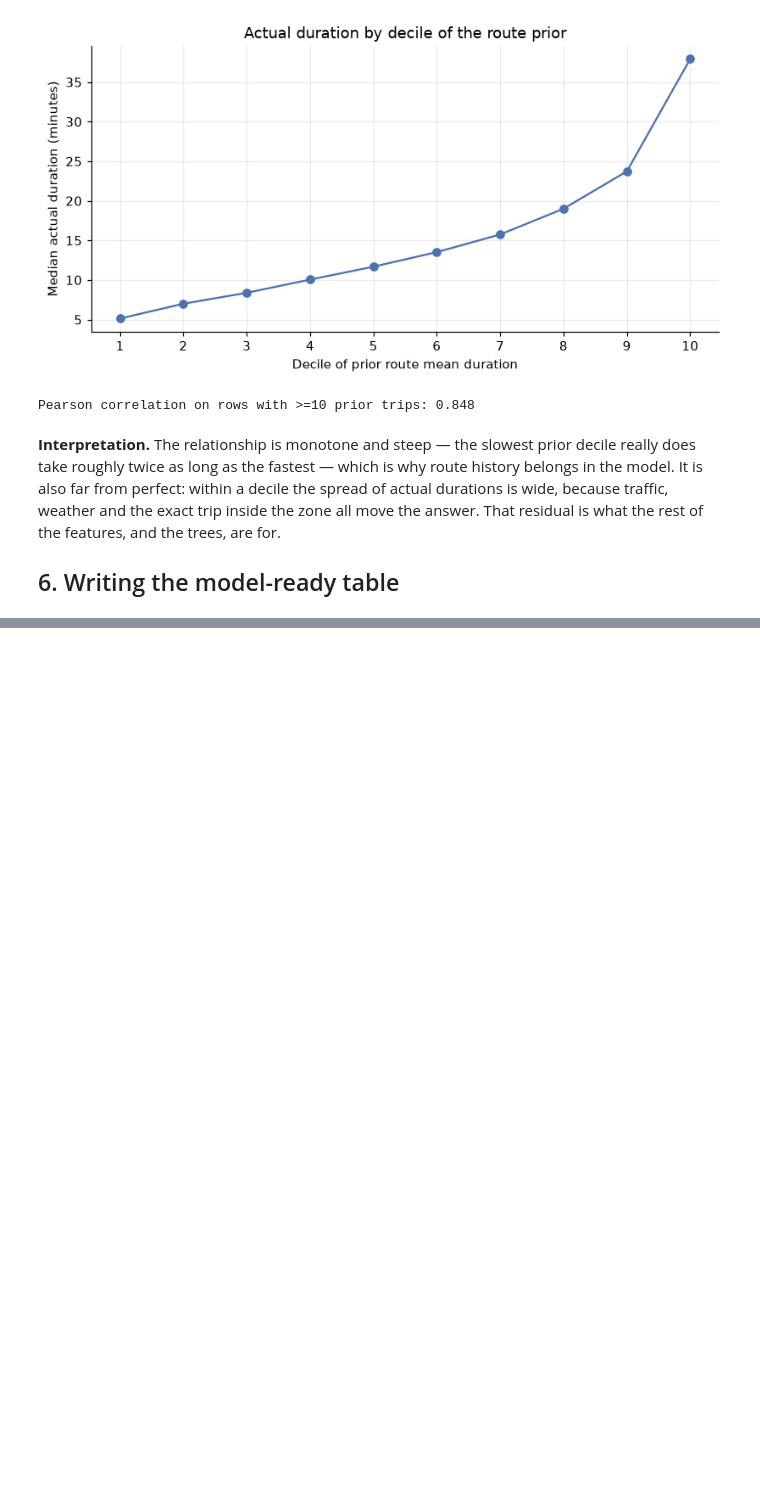
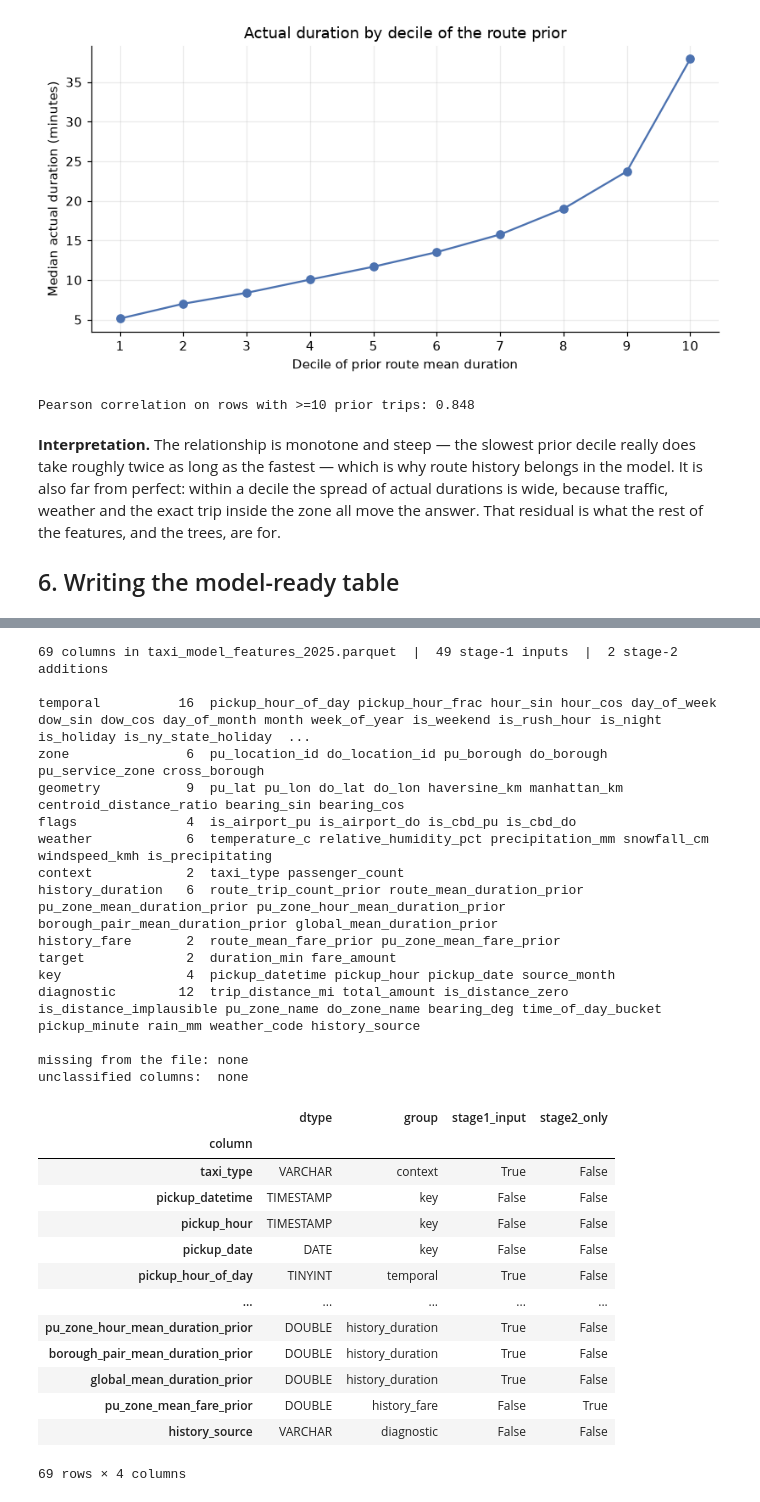
Before and after one commit to Shreyit/nyc-taxi-ml, a Jupyter notebook: notebooks/03_data_preprocessing_and_feature_engineering.ipynb, the cells around one changed output, grey strips where cells are left out. Cells and saved outputs as stored; diff of their text form; code cells hidden in the pictures; blank space fills up the shorter version.

```diff
--- a/notebooks/03_data_preprocessing_and_feature_engineering.ipynb
+++ b/notebooks/03_data_preprocessing_and_feature_engineering.ipynb
@@ -733,0 +738,80 @@ post-trip field is used to correct them.
+# %%
+KEY_COLUMNS = ["pickup_datetime", "pickup_hour", "pickup_date", "source_month"]
+LIST_GROUPS = {
+    "temporal": TEMPORAL, "zone": ZONE, "geometry": GEOMETRY, "flags": FLAGS, "weather": WEATHER,
+    "context": CONTEXT, "history_duration": HISTORY_DURATION, "history_fare": HISTORY_FARE,
+    "target": TARGETS, "key": KEY_COLUMNS,
+    "diagnostic": [c for c in POST_TRIP if c not in KEY_COLUMNS]
+                  + ["rain_mm", "weather_code", "history_source"],
+}
+group_of = {c: g for g, cols in LIST_GROUPS.items() for c in cols}
+
+schema = con.execute(f"DESCRIBE SELECT * FROM '{MODEL_READY}'").df()
+features = (schema[["column_name", "column_type"]]
+            .rename(columns={"column_name": "column", "column_type": "dtype"}))
+features["group"] = features.column.map(group_of).fillna("unclassified")
+features["stage1_input"] = features.column.isin(STAGE1_INPUTS)
+features["stage2_only"] = features.column.isin(STAGE2_INPUTS) & ~features.stage1_input
+
+missing = sorted(set(STAGE1_INPUTS) - set(features.column))
+unclassified = features.loc[features.group == "unclassified", "column"].tolist()
+
+print(f"{len(features)} columns in {MODEL_READY.name}  |  {int(features.stage1_input.sum())} stage-1 inputs"
+      f"  |  {int(features.stage2_only.sum())} stage-2 additions")
+print()
+for name, cols in LIST_GROUPS.items():
+    print(f"{name:17s} {len(cols):2d}  {' '.join(cols)}")
+print()
+print(f"missing from the file: {missing or 'none'}")
+print(f"unclassified columns:  {unclassified or 'none'}")
+assert not missing, missing
+display(features.set_index("column"))
+
+# Sanity of the seven features built in this notebook: no nulls, and values in range.
+derived = con.execute(f'''
+    SELECT count(*) FILTER (WHERE pickup_hour_frac IS NULL) AS null_hour_frac,
+           count(*) FILTER (WHERE pu_service_zone IS NULL) AS null_service_zone,
+           count(*) FILTER (WHERE centroid_distance_ratio IS NULL) AS null_distance_ratio,
+           min(pickup_hour_frac) AS min_hour_frac, max(pickup_hour_frac) AS max_hour_frac,
+           round(min(hour_sin), 2) AS min_hour_sin, round(max(hour_sin), 2) AS max_hour_sin,
+           round(median(centroid_distance_ratio), 2) AS median_distance_ratio,
+           count(DISTINCT pu_service_zone) AS service_zones
+    FROM '{MODEL_READY}'
+''').df()
+display(derived.T.rename(columns={0: "value"}))
+
+display(con.execute(f'''
+    SELECT pu_service_zone, count(*) AS trips, round(avg(duration_min), 2) AS mean_duration
+    FROM '{MODEL_READY}' GROUP BY 1 ORDER BY 2 DESC
+''').df())
+# %% [output]
+69 columns in taxi_model_features_2025.parquet  |  49 stage-1 inputs  |  2 stage-2 additions
+
+temporal          16  pickup_hour_of_day pickup_hour_frac hour_sin hour_cos day_of_week dow_sin dow_cos day_of_month month week_of_year is_weekend is_rush_hour is_night is_holiday is_ny_state_holiday  ...
+zone               6  pu_location_id do_location_id pu_borough do_borough pu_service_zone cross_borough
+geometry           9  pu_lat pu_lon do_lat do_lon haversine_km manhattan_km centroid_distance_ratio bearing_sin bearing_cos
+flags              4  is_airport_pu is_airport_do is_cbd_pu is_cbd_do
+weather            6  temperature_c relative_humidity_pct precipitation_mm snowfall_cm windspeed_kmh is_precipitating
+context            2  taxi_type passenger_count
+history_duration   6  route_trip_count_prior route_mean_duration_prior pu_zone_mean_duration_prior pu_zone_hour_mean_duration_prior borough_pair_mean_duration_prior global_mean_duration_prior
+history_fare       2  route_mean_fare_prior pu_zone_mean_fare_prior
+target             2  duration_min fare_amount
+key                4  pickup_datetime pickup_hour pickup_date source_month
+diagnostic        12  trip_distance_mi total_amount is_distance_zero is_distance_implausible pu_zone_name do_zone_name bearing_deg time_of_day_bucket pickup_minute rain_mm weather_code history_source
+
+missing from the file: none
+unclassified columns:  none
+|  | dtype | group | stage1_input | stage2_only |
+| column |  |  |  |  |
+| taxi_type | VARCHAR | context | True | False |
+| pickup_datetime | TIMESTAMP | key | False | False |
+| pickup_hour | TIMESTAMP | key | False | False |
+| pickup_date | DATE | key | False | False |
+| pickup_hour_of_day | TINYINT | temporal | True | False |
+| ... | ... | ... | ... | ... |
+| pu_zone_hour_mean_duration_prior | DOUBLE | history_duration | True | False |
+| borough_pair_mean_duration_prior | DOUBLE | history_duration | True | False |
+| global_mean_duration_prior | DOUBLE | history_duration | True | False |
+| pu_zone_mean_fare_prior | DOUBLE | history_fare | False | True |
+| history_source | VARCHAR | diagnostic | False | False |
+69 rows × 4 columns
```
Also changed, not shown: parts of 10 cells of this notebook, 2 other files.
